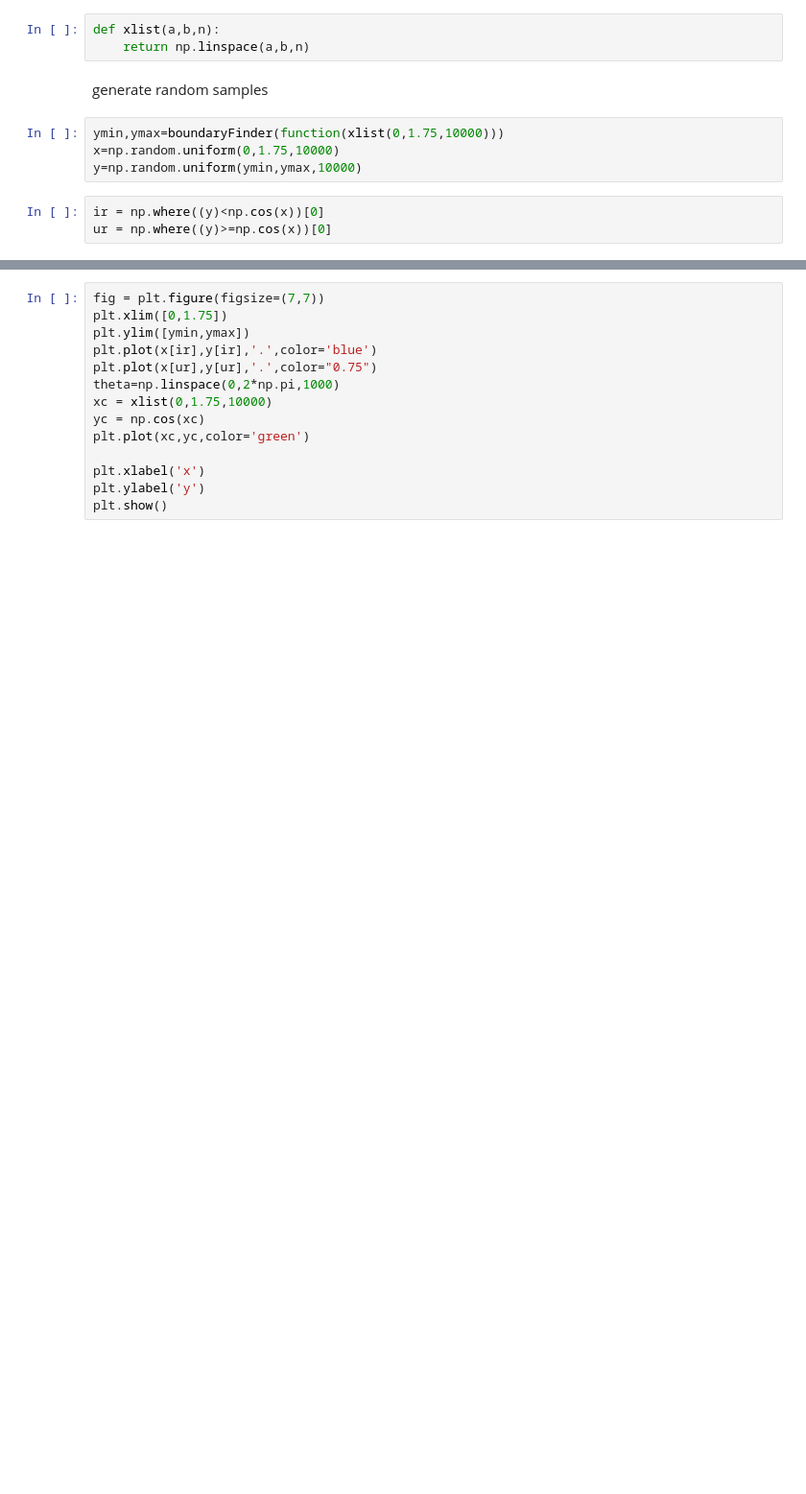
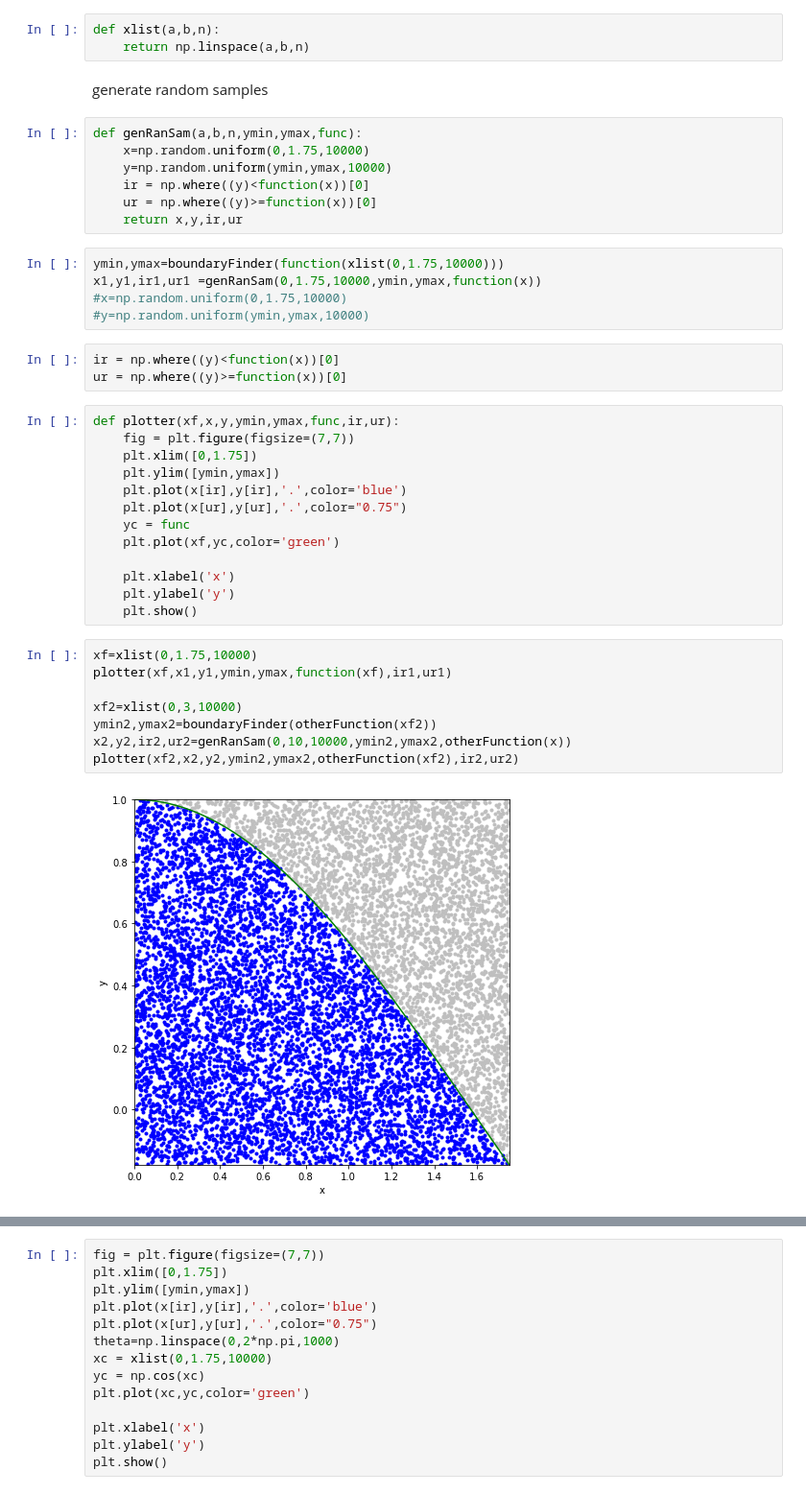
Before and after one commit to bengrenier/Group_N, a Jupyter notebook: boundary_finder_and_try_random.ipynb, the cells around one changed output, grey strips where cells are left out. Shown at 96% size. Saved outputs shown, nothing was run; the diff lists cells and outputs as text; blank space fills up the shorter version.

Commit message:
Most recent
contains trial functions for generating the random sample and plotting the integration

```diff
--- a/boundary_finder_and_try_random.ipynb
+++ b/boundary_finder_and_try_random.ipynb
@@ -23,10 +26,41 @@ def xlist(a,b,n):
     return np.linspace(a,b,n)
 # %% [markdown]
 generate random samples
+# %%
+def genRanSam(a,b,n,ymin,ymax,func):
+    x=np.random.uniform(0,1.75,10000)
+    y=np.random.uniform(ymin,ymax,10000)
+    ir = np.where((y)<function(x))[0]
+    ur = np.where((y)>=function(x))[0]
+    return x,y,ir,ur
 # %%
 ymin,ymax=boundaryFinder(function(xlist(0,1.75,10000)))
-x=np.random.uniform(0,1.75,10000)
-y=np.random.uniform(ymin,ymax,10000)
+x1,y1,ir1,ur1 =genRanSam(0,1.75,10000,ymin,ymax,function(x))
+#x=np.random.uniform(0,1.75,10000)
+#y=np.random.uniform(ymin,ymax,10000)
 # %%
-ir = np.where((y)<np.cos(x))[0]
-ur = np.where((y)>=np.cos(x))[0]
+ir = np.where((y)<function(x))[0]
+ur = np.where((y)>=function(x))[0]
+# %%
+def plotter(xf,x,y,ymin,ymax,func,ir,ur):
+    fig = plt.figure(figsize=(7,7))
+    plt.xlim([0,1.75])
+    plt.ylim([ymin,ymax])
+    plt.plot(x[ir],y[ir],'.',color='blue')
+    plt.plot(x[ur],y[ur],'.',color="0.75")
+    yc = func
+    plt.plot(xf,yc,color='green')
+
+    plt.xlabel('x')
+    plt.ylabel('y')
+    plt.show()
+# %%
+xf=xlist(0,1.75,10000)
+plotter(xf,x1,y1,ymin,ymax,function(xf),ir1,ur1)
+
+xf2=xlist(0,3,10000)
+ymin2,ymax2=boundaryFinder(otherFunction(xf2))
+x2,y2,ir2,ur2=genRanSam(0,10,10000,ymin2,ymax2,otherFunction(x))
+plotter(xf2,x2,y2,ymin2,ymax2,otherFunction(xf2),ir2,ur2)
+# %% [output]
+[figure, added]
```
Also changed, not shown: parts of 2 cells of this notebook.
